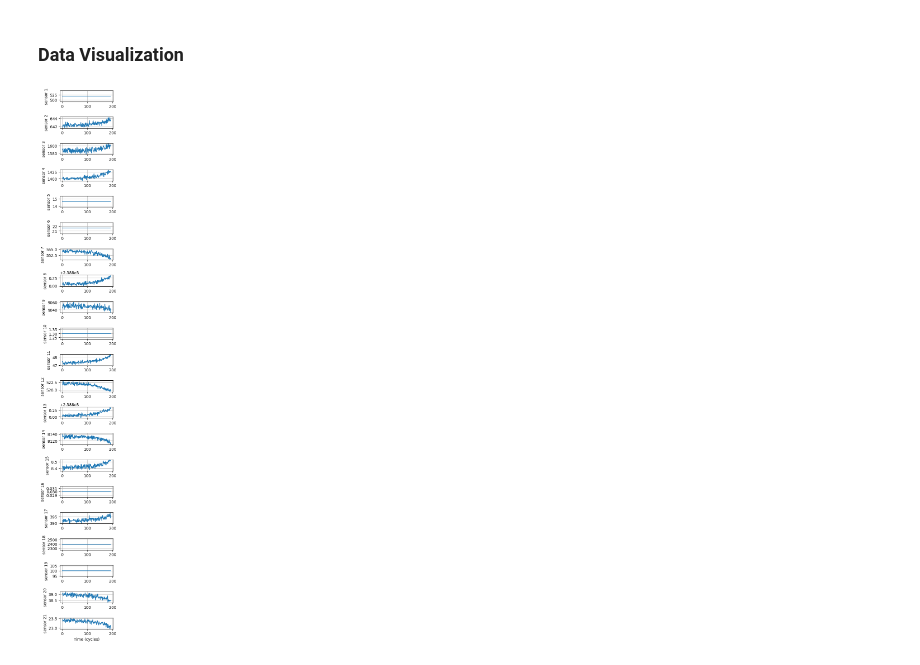
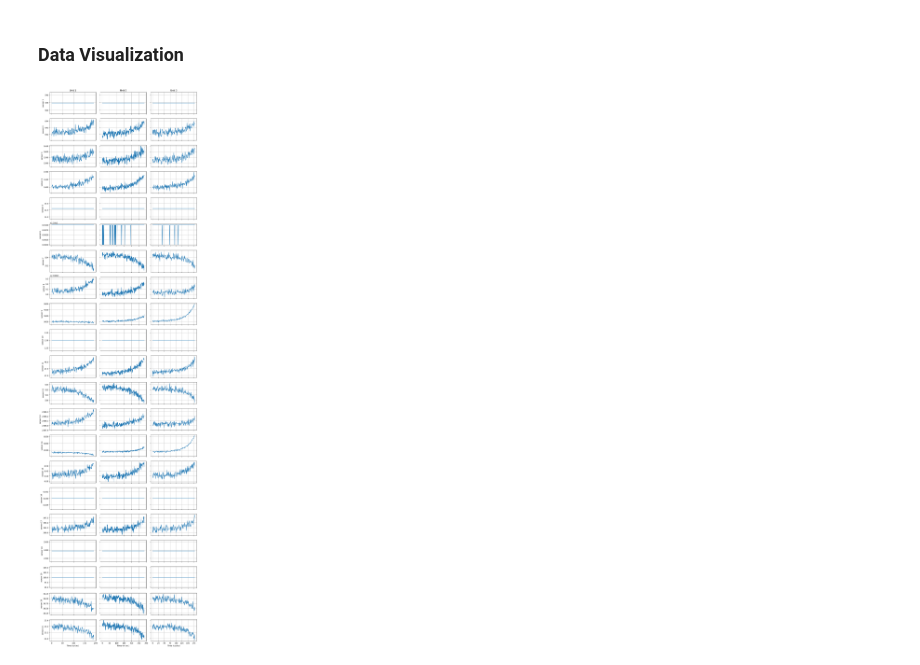
Before and after one commit to Vondras1/TurbofanEngine, a Jupyter notebook: project.ipynb, the cells around one changed output. Cells and saved outputs as stored; diff of their text form; code cells hidden in the pictures.

```diff
--- a/project.ipynb
+++ b/project.ipynb
@@ -106,21 +106,43 @@ display(unit1)
 # %% [markdown]
 ### Data Visualization
 # %%
-def plot_unit(unit):
-    # Select only the sensor columns
-    sensor_cols = [col for col in unit.columns if "sensor measurement" in col]
+import matplotlib.pyplot as plt
+import numpy as np  # needed for np.newaxis
 
-    fig, axes = plt.subplots(len(sensor_cols), 1, figsize=(3, 20))
+def plot_units(units, indices):
+    # Assume all units have the same sensor columns
+    sensor_cols = [col for col in units[indices[0]].columns if "sensor measurement" in col]
 
-    for i, col in enumerate(sensor_cols):
-        axes[i].plot(unit["time, in cycles"], unit[col])
-        axes[i].set_ylabel(f"sensor {i+1}")
-        axes[i].grid(True)
+    fig, axes = plt.subplots(
+        nrows=len(sensor_cols),
+        ncols=len(indices),
+        figsize=(len(indices)*4, len(sensor_cols)*2),
+        sharex='col', sharey='row'
+    )
 
-    axes[-1].set_xlabel("Time (cycles)")
+    # Handle case when there's only 1 row or col (matplotlib returns 1D array)
+    if len(sensor_cols) == 1:
+        axes = axes[np.newaxis, :]
+    if len(indices) == 1:
+        axes = axes[:, np.newaxis]
+
+    for j, idx in enumerate(indices):
+        unit = units[idx]
+        for i, col in enumerate(sensor_cols):
+            ax = axes[i, j]
+            ax.plot(unit["time, in cycles"], unit[col])
+            if j == 0:
+                ax.set_ylabel(f"sensor {i+1}")
+            if i == len(sensor_cols) - 1:
+                ax.set_xlabel("Time (cycles)")
+            if i == 0:  # Top row → add column title
+                ax.set_title(f"Unit {idx}")
+            ax.grid(True)
+
     plt.tight_layout()
     plt.show()
 
-plot_unit(units[1])
+# Example usage:
+plot_units(units, [1, 2, 3])
 # %% [output]
-[figure, old version]
+[figure, new version]
```
Also changed, not shown: parts of 4 cells of this notebook, 2 other files.
